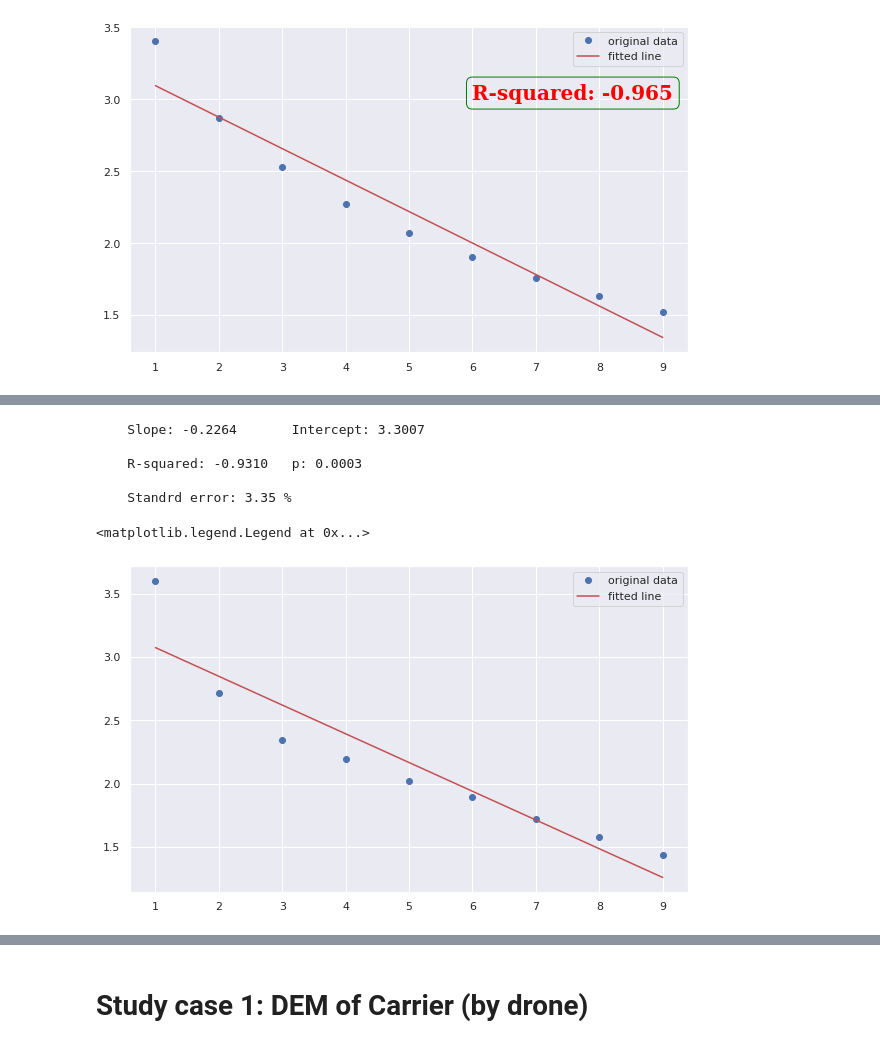
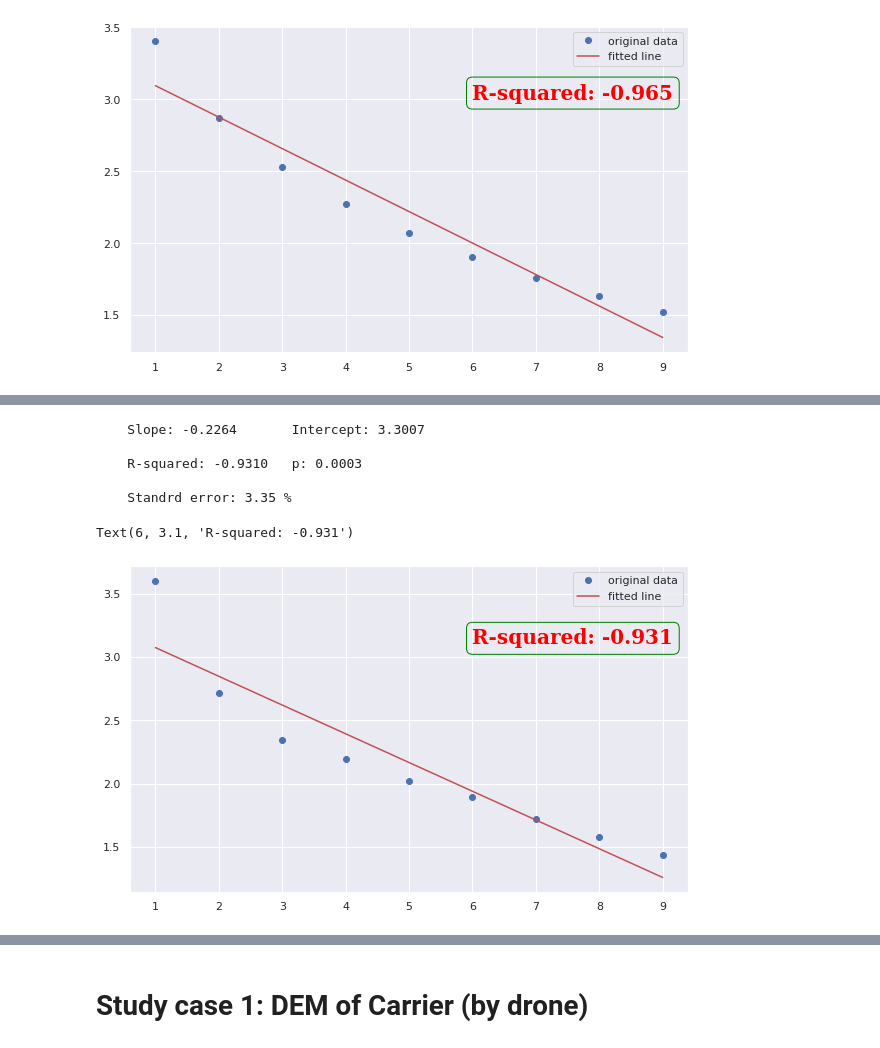
Before and after one commit to ayoubft/Benford_DEM, a Jupyter notebook: Benford_DEM-strhlr-full.ipynb, the cells around one changed output, grey strips where cells are left out. Drawn from its saved outputs; the diff is of its cells as text; code cells hidden in the pictures.

```diff
--- a/Benford_DEM-strhlr-full.ipynb
+++ b/Benford_DEM-strhlr-full.ipynb
@@ -267,25 +269,26 @@ plt.legend()
 # %%
 y = np.log(ff2)
 slope, intercept, r, p, std_err = stats.linregress(X, y)
 
 print(f"""
     Slope: {slope:.4f}\t Intercept: {intercept:.4f}\n
     R-squared: {r:.4f}\t p: {p:.4f}\n
     Standrd error: {100*std_err:.2f} %
 """)
 
 plt.figure(figsize=(10, 6))
 plt.plot(X, y, 'o', label='original data')
 plt.plot(X, intercept + slope*X, 'r', label='fitted line')
 plt.legend()
+plt.text(6, 3.1,  f'R-squared: {r:.3f}', fontdict=font, bbox=box)
 # %% [output]
     Slope: -0.2264       Intercept: 3.3007
 
     R-squared: -0.9310   p: 0.0003
 
     Standrd error: 3.35 %
-<matplotlib.legend.Legend at 0x...>
+Text(6, 3.1, 'R-squared: -0.931')
-[figure, old version]
+[figure, new version]
 # %%
 y = np.log(ff3)
 slope, intercept, r, p, std_err = stats.linregress(X, y)
```
Also changed, not shown: parts of 5 cells of this notebook.
